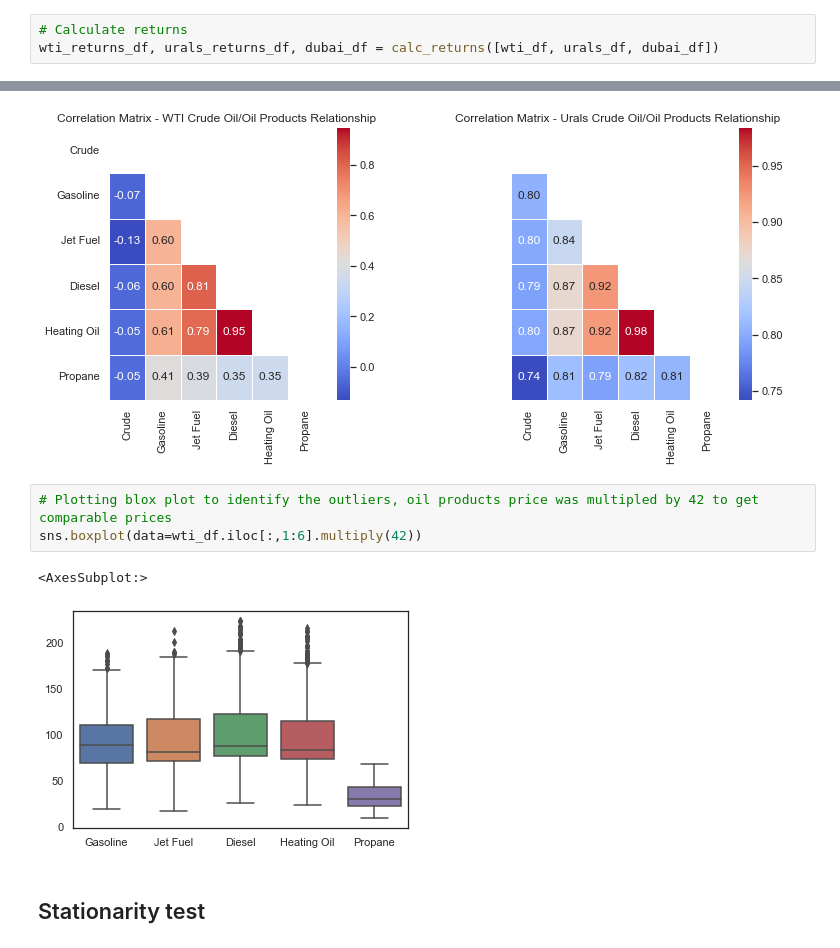
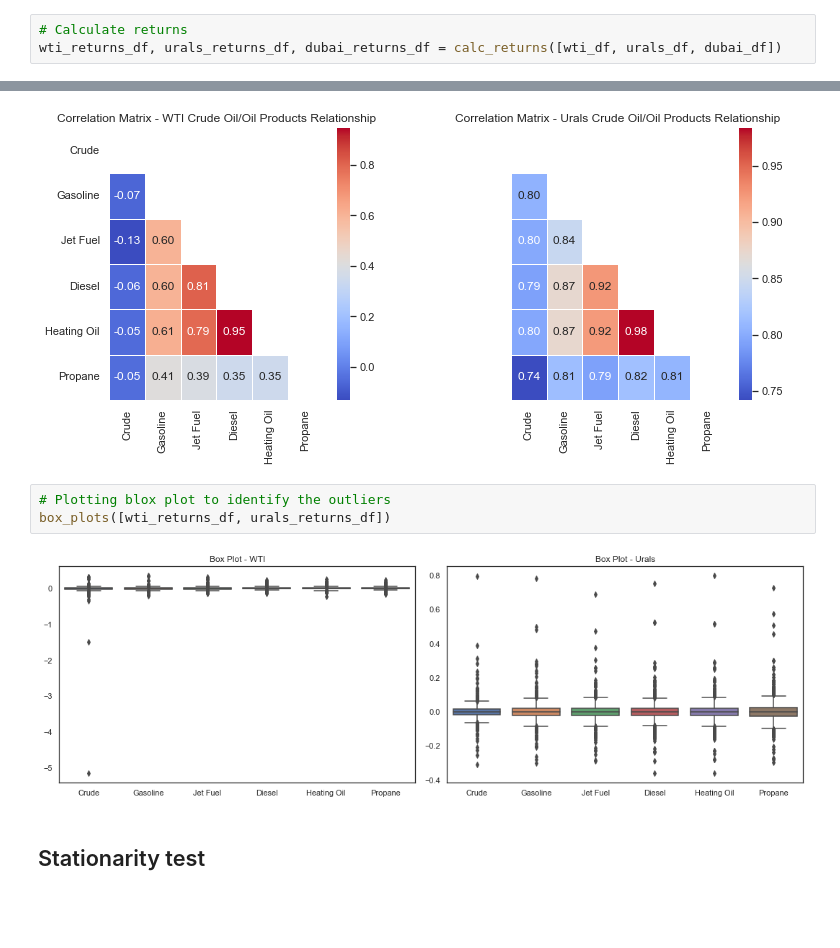
Before and after one commit to timdanilov/capstone-project, a Jupyter notebook: capstone.ipynb, the cells around one changed output, grey strips where cells are left out. Drawn from its saved outputs; the diff is of its cells as text; blank space fills up the shorter version.

```diff
--- a/capstone.ipynb
+++ b/capstone.ipynb
@@ -338,6 +393,6 @@ Urals
 # %%
 # Calculate returns
-wti_returns_df, urals_returns_df, dubai_df = calc_returns([wti_df, urals_df, dubai_df])
+wti_returns_df, urals_returns_df, dubai_returns_df = calc_returns([wti_df, urals_df, dubai_df])
 # %% [output]
 WTI
 |  | Crude | Gasoline | Jet Fuel | Diesel | Heating Oil | Propane |
@@ -373,12 +422,11 @@ plot_corr_matrix([wti_df, urals_df])
 plot_corr_matrix([wti_returns_df, urals_returns_df])
 # %% [output]
 [figure]
-# %%
-# Plotting blox plot to identify the outliers, oil products price was multipled by 42 to get comparable prices
-sns.boxplot(data=wti_df.iloc[:,1:6].multiply(42))
-# %% [output]
-<AxesSubplot:>
-[figure, removed]
+# %%
+# Plotting blox plot to identify the outliers
+box_plots([wti_returns_df, urals_returns_df])
+# %% [output]
+[figure, added]
 # %% [markdown]
 ## Stationarity test
 # %%
```
Also changed, not shown: parts of 23 cells of this notebook, 1 other file.
